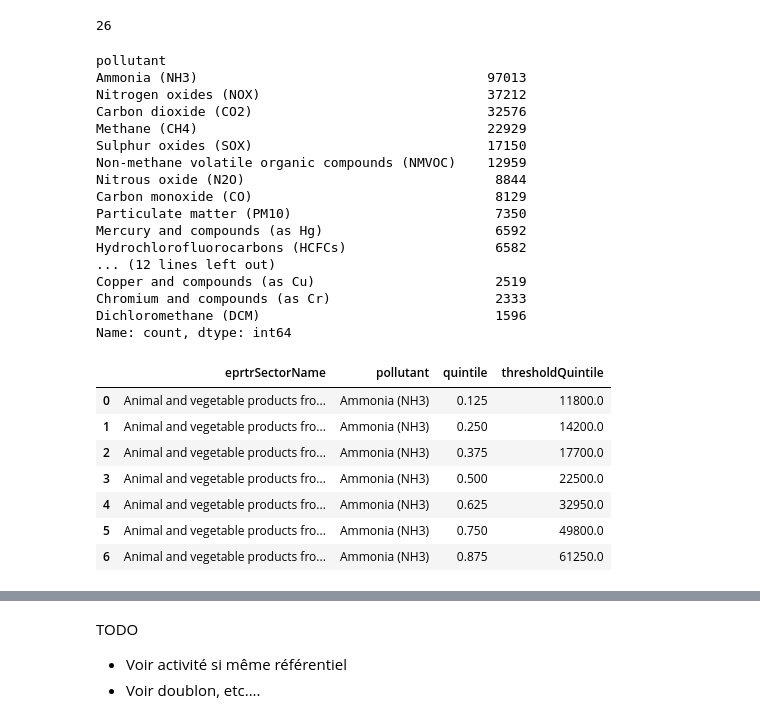
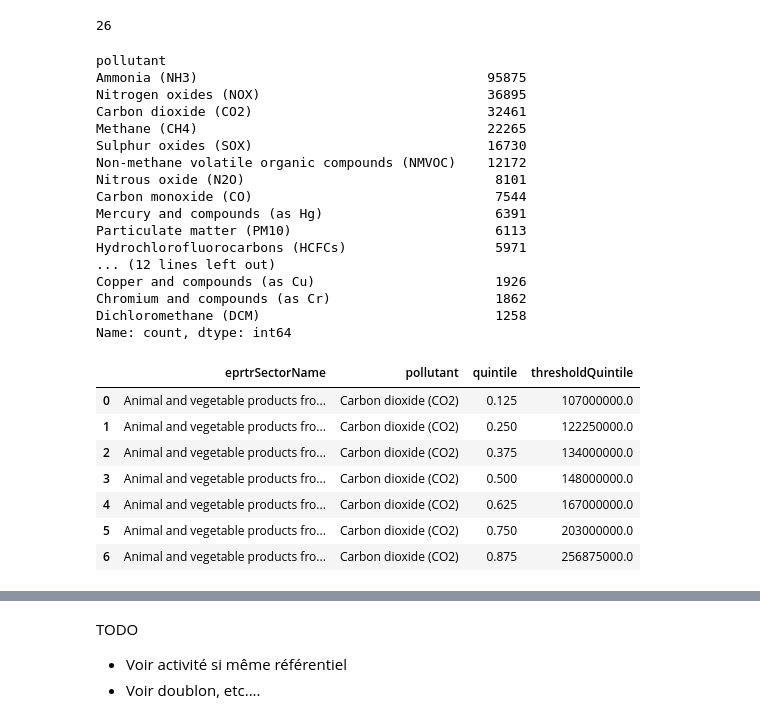
Before and after one commit to FanZy0127/environmental_impact, a Jupyter notebook: modules/Air/jupyter_main_air.ipynb, the cells around one changed output, grey strips where cells are left out. Cells and saved outputs as stored; diff of their text form; code cells hidden in the pictures.

Commit message:
Adding of a df getting over 500 counts of emission per pollutant.

```diff
--- a/modules/Air/jupyter_main_air.ipynb
+++ b/modules/Air/jupyter_main_air.ipynb
@@ -861,11 +861,3 @@ count_pollutant_over500
 |  | Nitrogen oxides (NOX) | 3372 | 8.191889e+08 | 167000.0 | 2.429386e+05 |
 |  | Nitrous oxide (N2O) | 1554 | 8.599376e+07 | 22550.0 | 5.533704e+04 |
 95 rows × 4 columns
-# %%
-df = df[
-    (df.eprtrSectorName == count_pollutant_over500.index.get_level_values("eprtrSectorName")) &
-    (df.pollutant == count_pollutant_over500.index.get_level_values("pollutant"))
-]
-len(df)
-
-# df.pollutant.isin(count_pollutant_over500.index.get_level_values("pollutant").unique())
@@ -873,0 +864,3 @@ ValueError: ('Lengths must match to compare', (324139,), (95,))
+# %%
+df = df.merge(count_pollutant_over500, left_on=["eprtrSectorName", "pollutant"], right_index=True, how="inner")
+df.head()
@@ -879,37 +879,37 @@ len(df.pollutant.unique())
 df.pollutant.value_counts()
 # %% [output]
 pollutant
-Ammonia (NH3)                                     97013
-Nitrogen oxides (NOX)                             37212
-Carbon dioxide (CO2)                              32576
-Methane (CH4)                                     22929
-Sulphur oxides (SOX)                              17150
-Non-methane volatile organic compounds (NMVOC)    12959
-Nitrous oxide (N2O)                                8844
-Carbon monoxide (CO)                               8129
-Particulate matter (PM10)                          7350
-Mercury and compounds (as Hg)                      6592
-Hydrochlorofluorocarbons (HCFCs)                   6582
+Ammonia (NH3)                                     95875
+Nitrogen oxides (NOX)                             36895
+Carbon dioxide (CO2)                              32461
+Methane (CH4)                                     22265
+Sulphur oxides (SOX)                              16730
+Non-methane volatile organic compounds (NMVOC)    12172
+Nitrous oxide (N2O)                                8101
+Carbon monoxide (CO)                               7544
+Mercury and compounds (as Hg)                      6391
+Particulate matter (PM10)                          6113
+Hydrochlorofluorocarbons (HCFCs)                   5971
 ... (12 lines left out)
-Copper and compounds (as Cu)                       2519
-Chromium and compounds (as Cr)                     2333
-Dichloromethane (DCM)                              1596
+Copper and compounds (as Cu)                       1926
+Chromium and compounds (as Cr)                     1862
+Dichloromethane (DCM)                              1258
 Name: count, dtype: int64
 # %%
-groupby_sector_pollutant = df.groupby(["eprtrSectorName", "pollutant"])["emissions"].quantile(q=[0.125, 0.25, 0.375, 0.5, 0.625, 0.75, 0.875])
+group_by_sector_pollutant = df.groupby(["eprtrSectorName", "pollutant"])["emissions"].quantile(q=[0.125, 0.25, 0.375, 0.5, 0.625, 0.75, 0.875])
 # %%
-groupby_sector_pollutant = groupby_sector_pollutant.unstack().stack().reset_index()
-groupby_sector_pollutant = groupby_sector_pollutant.rename(columns={"level_2": "quintile", 0: "thresholdQuintile"})
-groupby_sector_pollutant.head(7)
+group_by_sector_pollutant = group_by_sector_pollutant.unstack().stack().reset_index()
+group_by_sector_pollutant = group_by_sector_pollutant.rename(columns={"level_2": "quintile", 0: "thresholdQuintile"})
+group_by_sector_pollutant.head(7)
 # %% [output]
 |  | eprtrSectorName | pollutant | quintile | thresholdQuintile |
-| 0 | Animal and vegetable products fro... | Ammonia (NH3) | 0.125 | 11800.0 |
-| 1 | Animal and vegetable products fro... | Ammonia (NH3) | 0.250 | 14200.0 |
-| 2 | Animal and vegetable products fro... | Ammonia (NH3) | 0.375 | 17700.0 |
-| 3 | Animal and vegetable products fro... | Ammonia (NH3) | 0.500 | 22500.0 |
-| 4 | Animal and vegetable products fro... | Ammonia (NH3) | 0.625 | 32950.0 |
-| 5 | Animal and vegetable products fro... | Ammonia (NH3) | 0.750 | 49800.0 |
-| 6 | Animal and vegetable products fro... | Ammonia (NH3) | 0.875 | 61250.0 |
+| 0 | Animal and vegetable products fro... | Carbon dioxide (CO2) | 0.125 | 107000000.0 |
+| 1 | Animal and vegetable products fro... | Carbon dioxide (CO2) | 0.250 | 122250000.0 |
+| 2 | Animal and vegetable products fro... | Carbon dioxide (CO2) | 0.375 | 134000000.0 |
+| 3 | Animal and vegetable products fro... | Carbon dioxide (CO2) | 0.500 | 148000000.0 |
+| 4 | Animal and vegetable products fro... | Carbon dioxide (CO2) | 0.625 | 167000000.0 |
+| 5 | Animal and vegetable products fro... | Carbon dioxide (CO2) | 0.750 | 203000000.0 |
+| 6 | Animal and vegetable products fro... | Carbon dioxide (CO2) | 0.875 | 256875000.0 |
 # %%
 df[
     (df.eprtrSectorName == "Animal and vegetable products from the food and beverage sector") &
```
Also changed, not shown: parts of 8 cells of this notebook.
